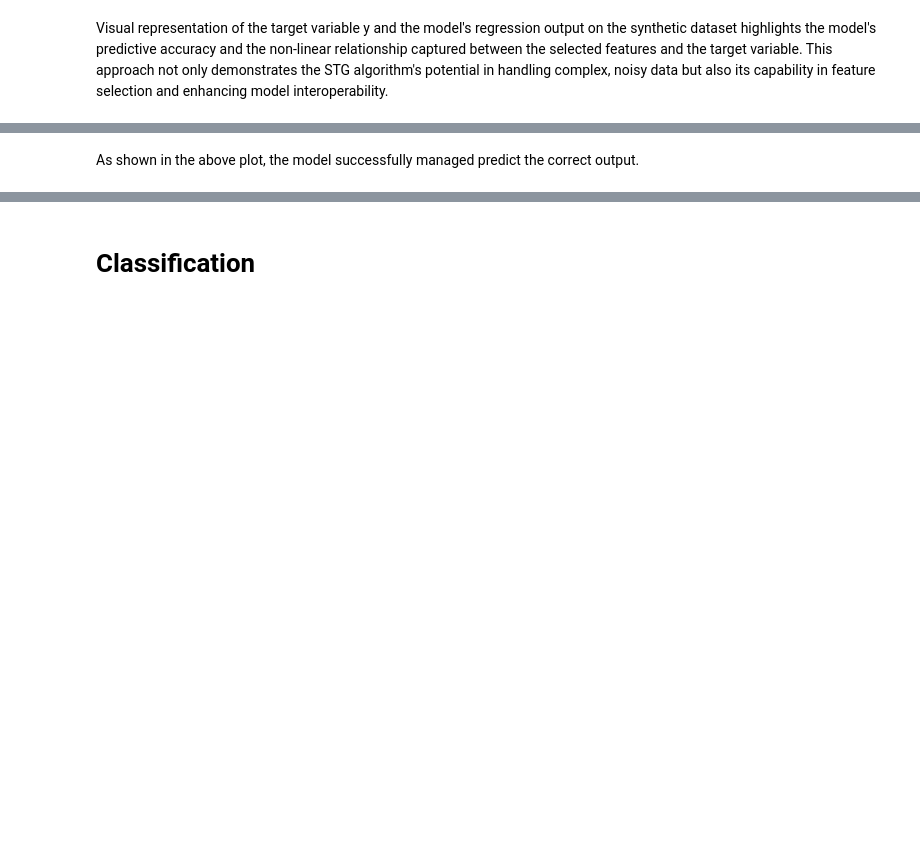
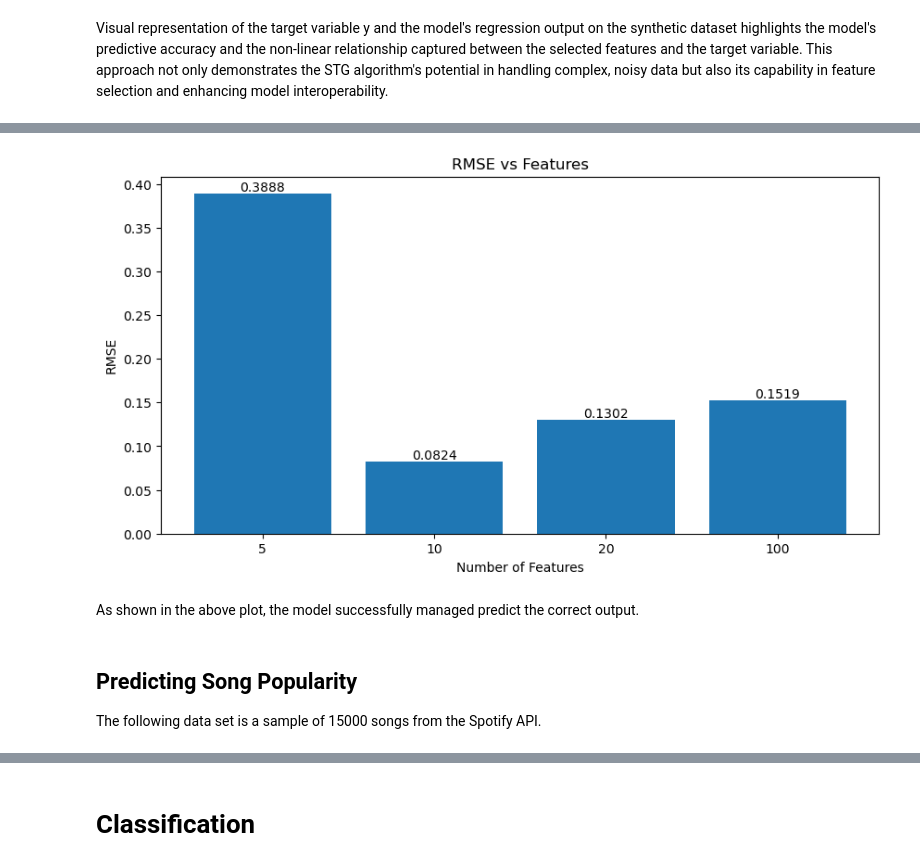
Before and after one commit to yonatanwies/GeometryOfInformation, a Jupyter notebook: 2nd_Milestone.ipynb, the cells around one changed output, grey strips where cells are left out. Drawn from its saved outputs; the diff is of its cells as text; code cells hidden in the pictures; blank space fills up the shorter version.

```diff
--- a/2nd_Milestone.ipynb
+++ b/2nd_Milestone.ipynb
@@ -234,3 +230,22 @@ plotting results
+# %%
+
+f, ax = plt.subplots(1, 1, figsize=(10, 5))
+
+# ax[0].bar(range(len(p_size_ls)), rmse_arr)
+ax.bar(range(len(p_size_ls)), rmse_arr)
+ax.set_xticks(range(len(p_size_ls)))
+ax.set_xticklabels(p_size_ls)
+ax.set_xlabel('Number of Features')
+ax.set_ylabel('RMSE')
+ax.set_title(f'RMSE vs Features')
+
+for i, v in enumerate(rmse_arr):
+    ax.text(i, v, str(round(v, 4)), ha='center', va='bottom')
+
+plt.tick_params(labelsize=10)
+plt.show()
+# %% [output]
+[figure, added]
 # %% [markdown]
 As shown in the above plot, the model successfully managed predict the correct output.
 # %%
@@ -242,3 +256,6 @@ from sklearn.model_selection import train_test_split
 from stg import STG  # Assuming this is your custom model import
 import matplotlib.pyplot as plt
 import os
+# %% [markdown]
+## Predicting Song Popularity
+The following data set is a sample of 15000 songs from the Spotify API.
```
Also changed, not shown: parts of 15 cells of this notebook.
